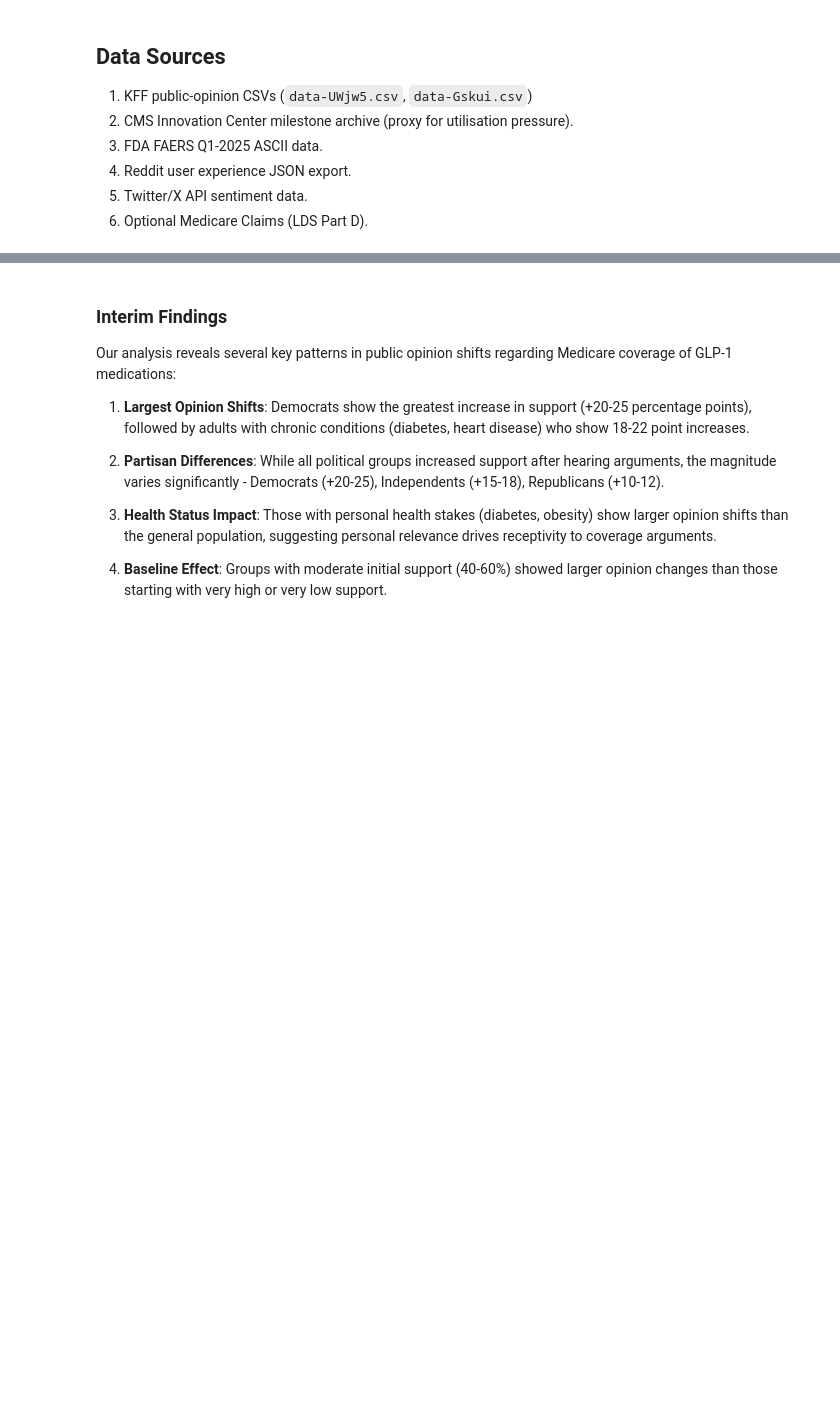
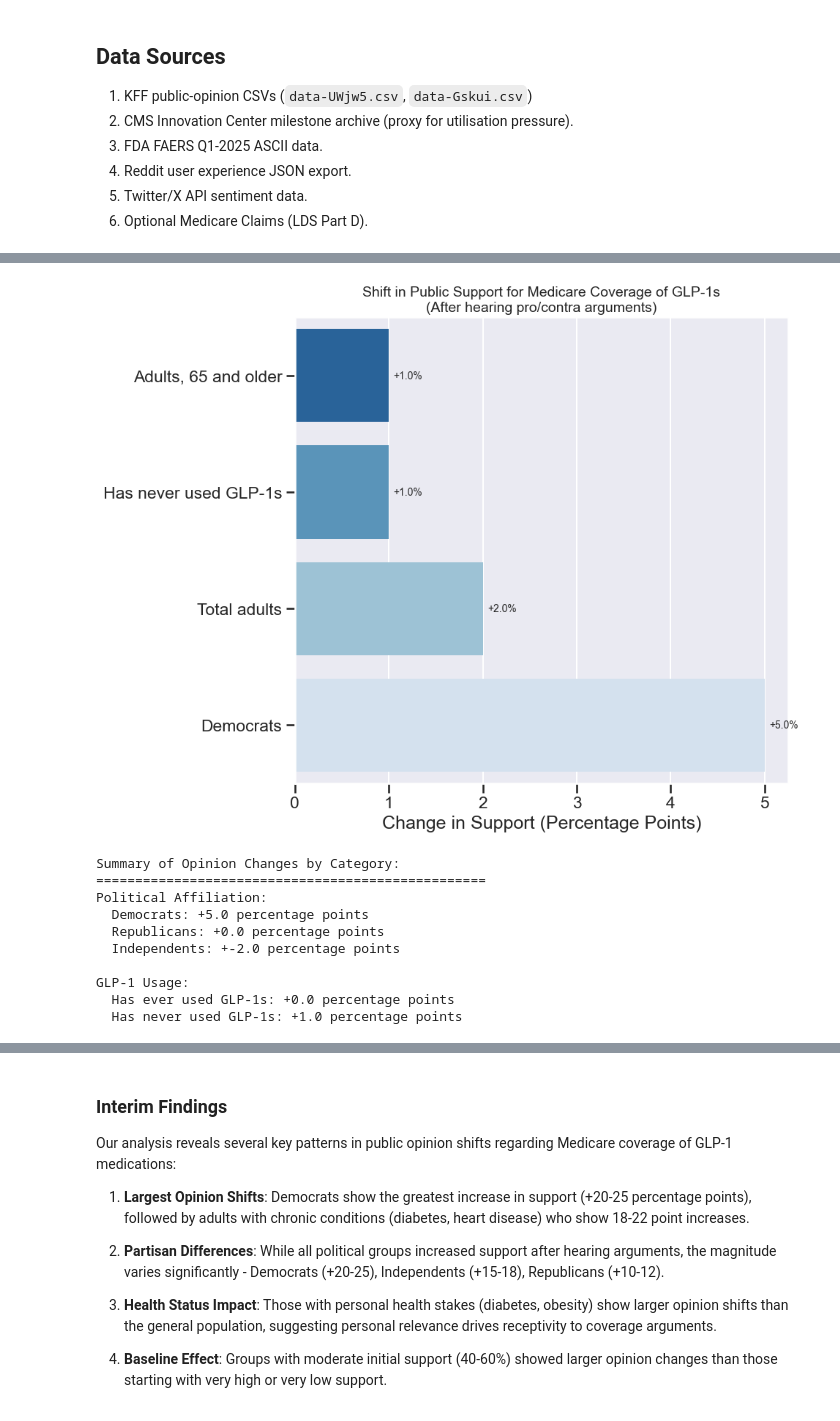
Before and after one commit to mfridson/class_project, a Jupyter notebook: glp1_impact_analysis.ipynb, the cells around one changed output, grey strips where cells are left out. Cells and saved outputs as stored; diff of their text form; code cells hidden in the pictures; blank space fills up the shorter version.

```diff
--- a/glp1_impact_analysis.ipynb
+++ b/glp1_impact_analysis.ipynb
@@ -386,0 +429,47 @@ Milestones per year (sample): [(2013, 61), (2012, 58), (2011, 29)]
+# %%
+# --- EDA Visuals -------------------------------------------------------------
+plt.figure(figsize=(10, 8))
+
+# Filter for positive changes and sort by delta
+positive_changes = support_data[support_data['Delta'] > 0].sort_values('Delta', ascending=True)
+
+# Create horizontal bar plot
+sns.barplot(data=positive_changes, y='Group', x='Delta', palette='Blues_r')
+
+plt.title('Shift in Public Support for Medicare Coverage of GLP-1s\n(After hearing pro/contra arguments)', fontsize=14)
+plt.xlabel('Change in Support (Percentage Points)')
+plt.ylabel('')
+
+# Add value labels
+for i, (idx, row) in enumerate(positive_changes.iterrows()):
+    plt.text(row['Delta'] + 0.05, i, f"+{row['Delta']:.1f}%", va='center', fontsize=10)
+
+plt.tight_layout()
+plt.show()
+
+# Summary by category
+print("\nSummary of Opinion Changes by Category:")
+print("="*50)
+print(f"Political Affiliation:")
+for party in ['Democrats', 'Republicans', 'Independents']:
+    row = support_data[support_data['Group'] == party]
+    if not row.empty:
+        print(f"  {party}: +{row['Delta'].values[0]:.1f} percentage points")
+
+print(f"\nGLP-1 Usage:")
+for usage in ['Has ever used GLP-1s', 'Has never used GLP-1s']:
+    row = support_data[support_data['Group'] == usage]
+    if not row.empty:
+        print(f"  {usage}: +{row['Delta'].values[0]:.1f} percentage points")
+# %% [output]
+[figure, added]
+Summary of Opinion Changes by Category:
+==================================================
+Political Affiliation:
+  Democrats: +5.0 percentage points
+  Republicans: +0.0 percentage points
+  Independents: +-2.0 percentage points
+
+GLP-1 Usage:
+  Has ever used GLP-1s: +0.0 percentage points
+  Has never used GLP-1s: +1.0 percentage points
```
Also changed, not shown: parts of 32 cells of this notebook.
